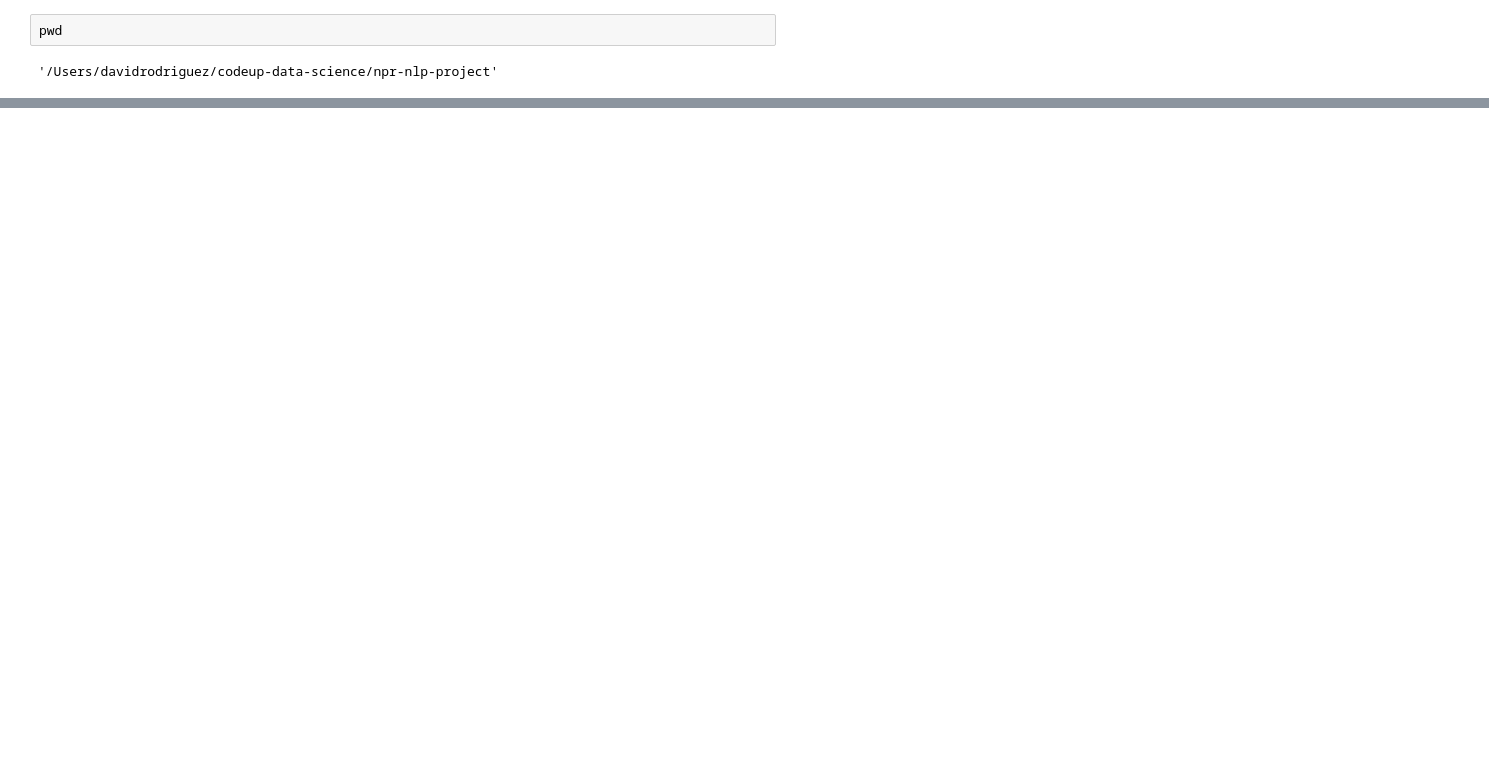
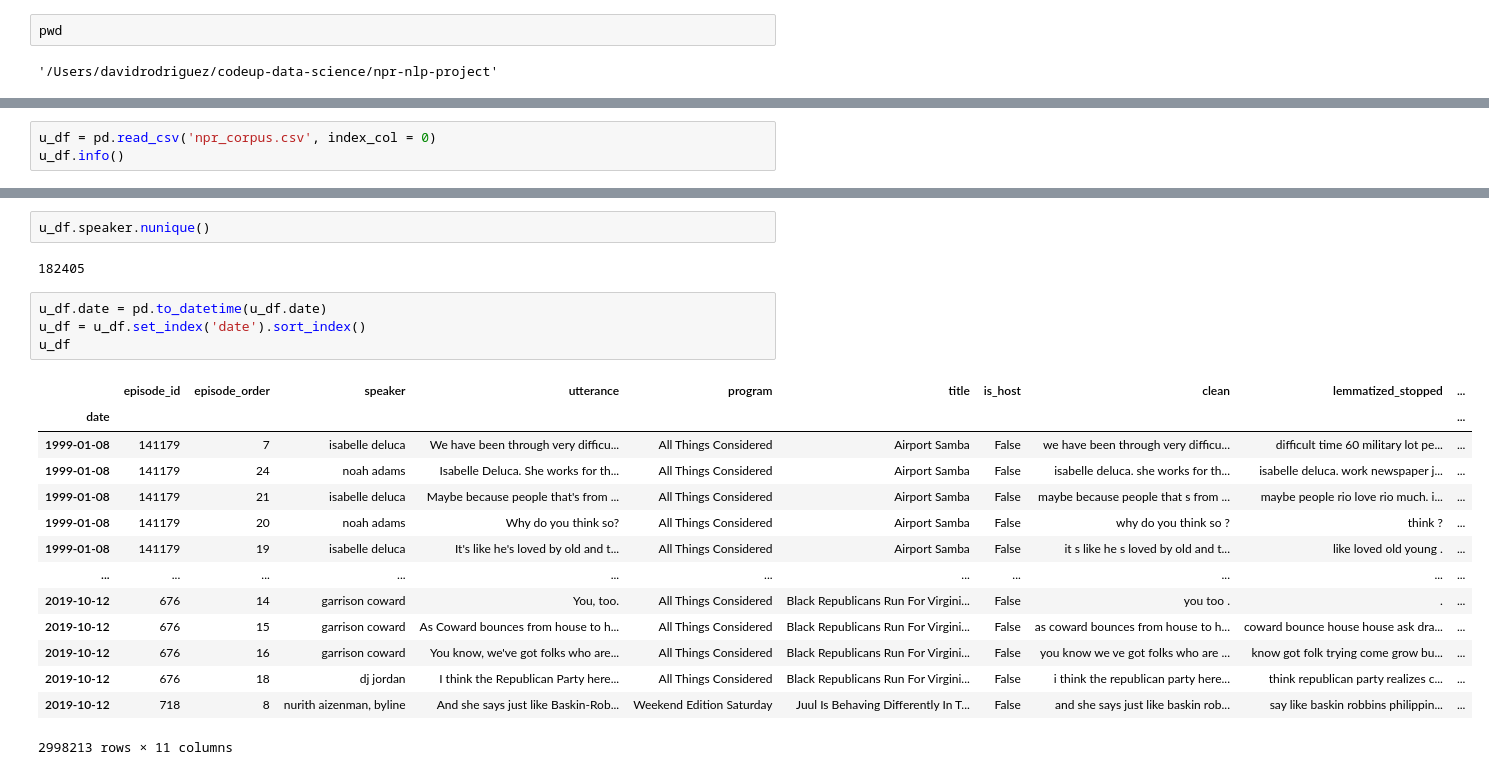
Before and after one commit to npr-nlp/npr-nlp-project, a Jupyter notebook: david_wip.ipynb, the cells around one changed output, grey strips where cells are left out. Saved outputs shown, nothing was run; the diff lists cells and outputs as text; blank space fills up the shorter version.

```diff
--- a/david_wip.ipynb
+++ b/david_wip.ipynb
@@ -1243,0 +1305,3 @@ pwd
+# %%
+u_df = pd.read_csv('npr_corpus.csv', index_col = 0)
+u_df.info()
@@ -1243,0 +1328,23 @@ pwd
+# %%
+u_df.speaker.nunique()
+# %% [output]
+182405
+# %%
+u_df.date = pd.to_datetime(u_df.date)
+u_df = u_df.set_index('date').sort_index()
+u_df
+# %% [output]
+|  | episode_id | episode_order | speaker | utterance | program | title | is_host | clean | lemmatized_stopped | ... |
+| date |  |  |  |  |  |  |  |  |  | ... |
+| 1999-01-08 | 141179 | 7 | isabelle deluca | We have been through very difficu... | All Things Considered | Airport Samba | False | we have been through very difficu... | difficult time 60 military lot pe... | ... |
+| 1999-01-08 | 141179 | 24 | noah adams | Isabelle Deluca. She works for th... | All Things Considered | Airport Samba | False | isabelle deluca. she works for th... | isabelle deluca. work newspaper j... | ... |
+| 1999-01-08 | 141179 | 21 | isabelle deluca | Maybe because people that's from ... | All Things Considered | Airport Samba | False | maybe because people that s from ... | maybe people rio love rio much. i... | ... |
+| 1999-01-08 | 141179 | 20 | noah adams | Why do you think so? | All Things Considered | Airport Samba | False | why do you think so ? | think ? | ... |
+| 1999-01-08 | 141179 | 19 | isabelle deluca | It's like he's loved by old and t... | All Things Considered | Airport Samba | False | it s like he s loved by old and t... | like loved old young . | ... |
+| ... | ... | ... | ... | ... | ... | ... | ... | ... | ... | ... |
+| 2019-10-12 | 676 | 14 | garrison coward | You, too. | All Things Considered | Black Republicans Run For Virgini... | False | you too . | . | ... |
+| 2019-10-12 | 676 | 15 | garrison coward | As Coward bounces from house to h... | All Things Considered | Black Republicans Run For Virgini... | False | as coward bounces from house to h... | coward bounce house house ask dra... | ... |
+| 2019-10-12 | 676 | 16 | garrison coward | You know, we've got folks who are... | All Things Considered | Black Republicans Run For Virgini... | False | you know we ve got folks who are ... | know got folk trying come grow bu... | ... |
+| 2019-10-12 | 676 | 18 | dj jordan | I think the Republican Party here... | All Things Considered | Black Republicans Run For Virgini... | False | i think the republican party here... | think republican party realizes c... | ... |
+| 2019-10-12 | 718 | 8 | nurith aizenman, byline | And she says just like Baskin-Rob... | Weekend Edition Saturday | Juul Is Behaving Differently In T... | False | and she says just like baskin rob... | say like baskin robbins philippin... | ... |
+2998213 rows × 11 columns
```
Also changed, not shown: parts of 18 cells of this notebook.
